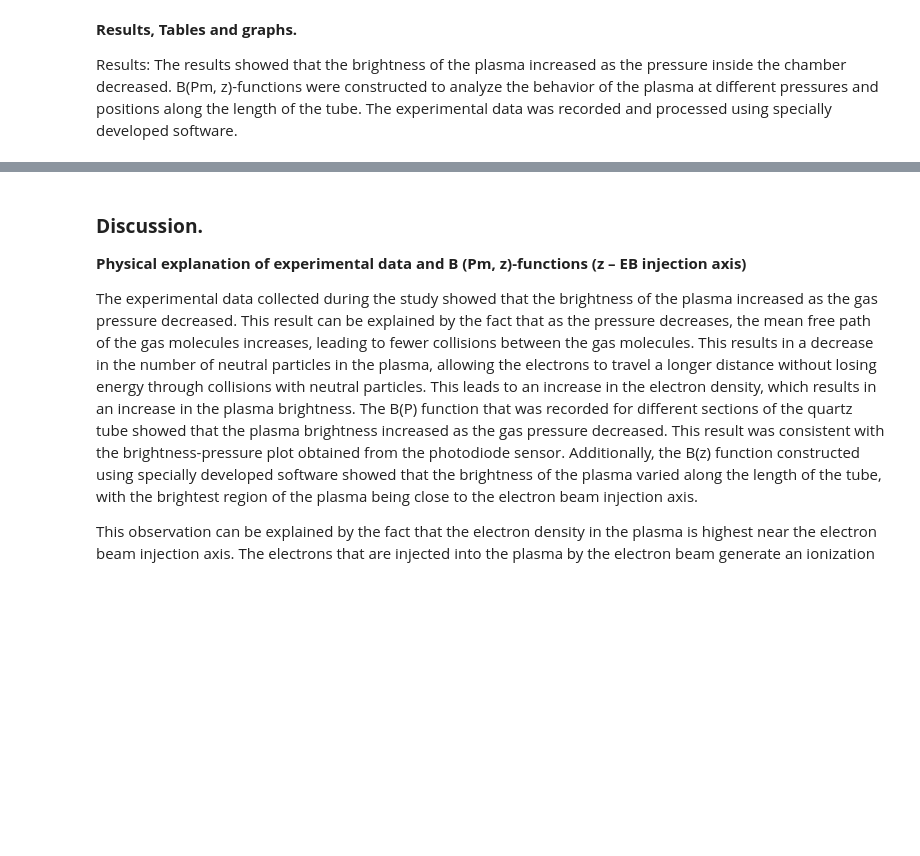
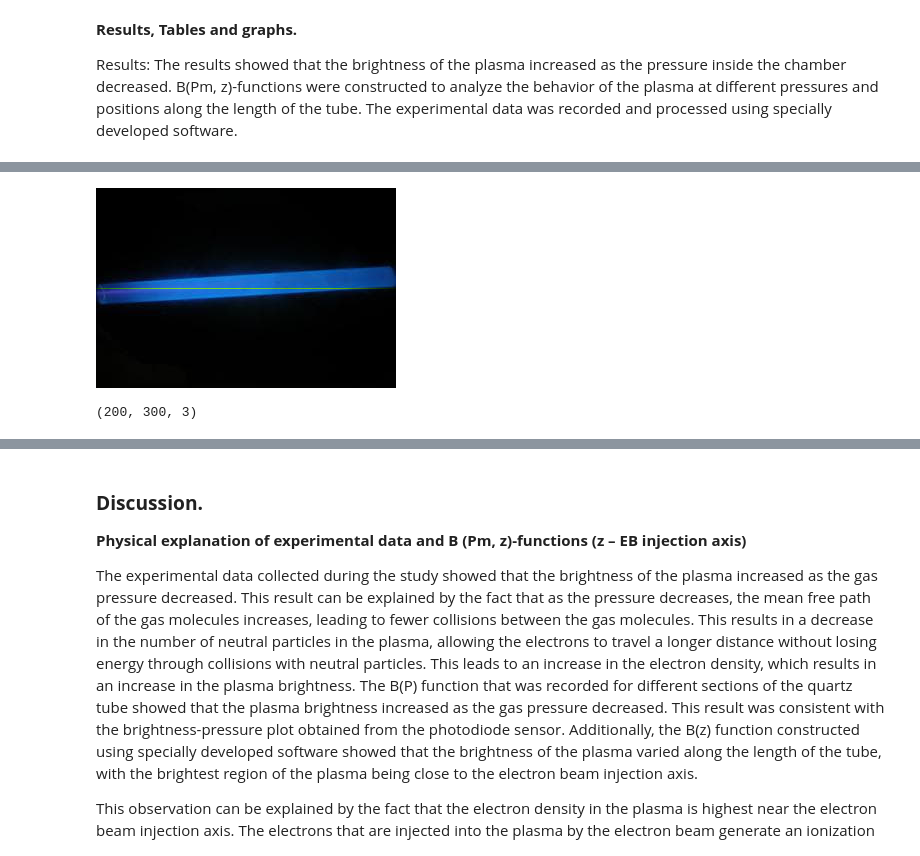
Before and after one commit to Tachia/Experimental-Studies, a Jupyter notebook: Experimental_Study_Lab_19.ipynb, the cells around one changed output, grey strips where cells are left out. Drawn from its saved outputs; the diff is of its cells as text; code cells hidden in the pictures; blank space fills up the shorter version.

```diff
--- a/Experimental_Study_Lab_19.ipynb
+++ b/Experimental_Study_Lab_19.ipynb
@@ -150,0 +324,80 @@ According to the CH1 value for calculating the intensity, we want to take only t
+# %%
+#import all necessary libraries
+from skimage.io import imread, imshow, imsave
+from PIL import Image
+from scipy.interpolate import make_interp_spline
+import pandas as pd
+import numpy as np
+import matplotlib.pyplot as plt
+
+# import and set image
+img = Image.open("Bgt1.jpg")
+img1 = Image.open("Bgt2.jpg")
+img2 = Image.open("Bgt3.jpg")
+pixels = img.load()
+pixels1 = img1.load()
+pixels2 = img2.load()
+
+I = []
+y = 100
+for x in range(img.width):
+    r, g, b = pixels[x, y]
+    pixels[x, y] = g, b, r
+    i = (r + g + b) / 3
+    I.append(i)
+
+I1 = []
+y1 = 100
+for x in range(img1.width):
+    r, g, b = pixels1[x, y1]
+    pixels1[x, y1] = g, b, r
+    i = (r + g + b) / 3
+    I1.append(i)
+
+I2 = []
+y2 = 100
+for x in range(img2.width):
+    r, g, b = pixels2[x, y2]
+    pixels2[x, y2] = g, b, r
+    i = (r + g + b) / 3
+    I2.append(i)
+
+X = [x for x in range(img.width)]
+X1 = [x for x in range(img1.width)]
+X2 = [x for x in range(img2.width)]
+
+X = np.array(X)
+I_new = np.array(I)
+I_new1 = np.array(I1)
+I_new2 = np.array(I2)
+
+I_new = I_new / np.max(I_new)
+I_new1 = I_new1 / np.max(I_new1)
+I_new2 = I_new2 / np.max(I_new2)
+
+plt.figure(figsize=(9, 4))
+plt.plot(X, I_new, label="1.0 Torr")
+plt.plot(X1, I_new1, label="2.5 Torr")
+plt.plot(X2, I_new2, label="5.0 Torr")
+
+plt.legend()
+plt.axis([0, 250, 0, 1])
+
+width = 300
+height = 200
+resized_img = img.resize((width, height))
+resized_img1 = img1.resize((width, height))
+resized_img2 = img2.resize((width, height))
+
+resized_img.save("new_images.jpg")
+resized_img1.save("new_images1.jpg")
+resized_img2.save("new_images2.jpg")
+display(img)
+
+img = imread('new_images.jpg')
+img1 = imread('new_images1.jpg')
+img2 = imread('new_images2.jpg')
+print(img.shape)
+# %% [output]
+[figure, added]
+(200, 300, 3)
```
Also changed, not shown: parts of 37 cells of this notebook.
